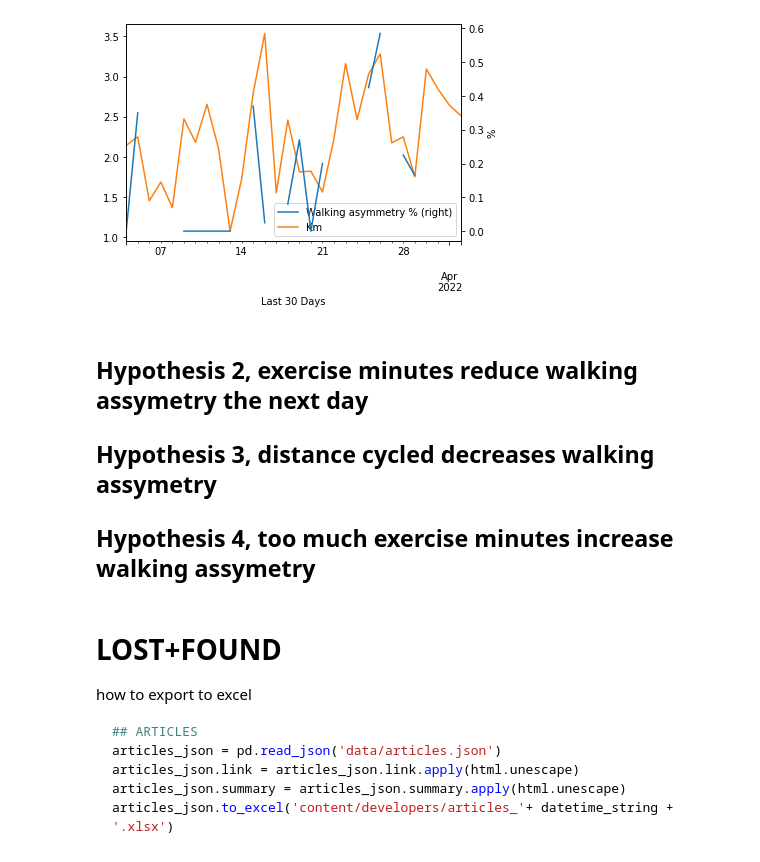
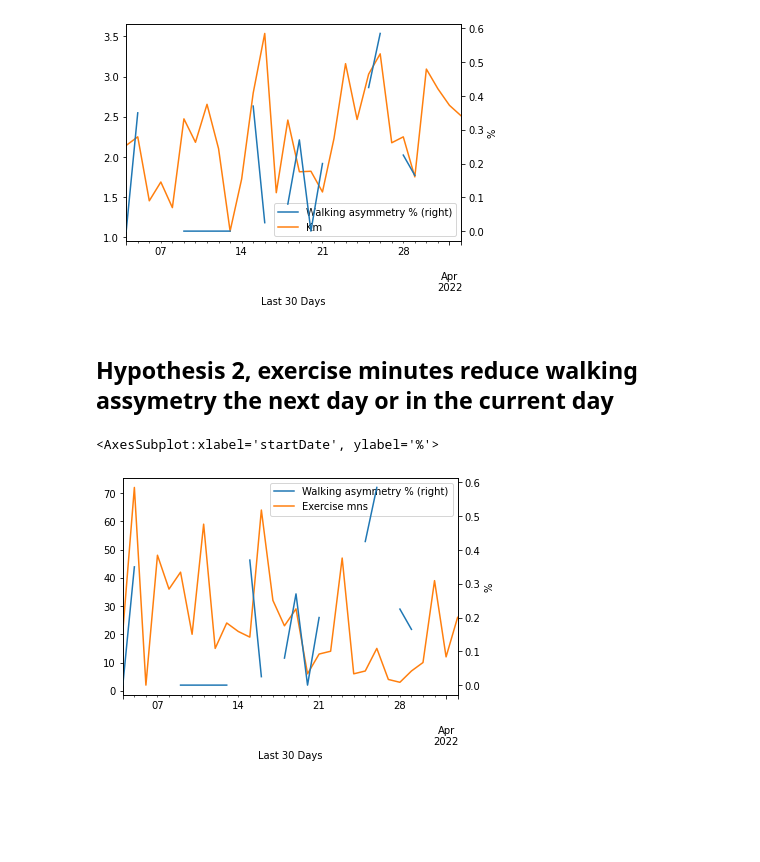
Before and after one commit to brunoamaral/mobility-report, a Jupyter notebook: mobility-report.ipynb, the cells around one changed output. Drawn from its saved outputs; the diff is of its cells as text; code cells hidden in the pictures; blank space fills up the shorter version.

````diff
--- a/mobility-report.ipynb
+++ b/mobility-report.ipynb
@@ -330,20 +330,12 @@ walking_distance_day.last('30D').plot(ax=ax,ylabel='%')
 <AxesSubplot:xlabel='startDate', ylabel='%'>
 [figure]
 # %% [markdown]
-## Hypothesis 2, exercise minutes reduce walking assymetry the next day
-
-## Hypothesis 3, distance cycled decreases walking assymetry
-
-## Hypothesis 4, too much exercise minutes increase walking assymetry
+## Hypothesis 2, exercise minutes reduce walking assymetry the next day or in the current day
-# %% [markdown]
-# LOST+FOUND
-
-how to export to excel
-
-```python
-## ARTICLES
-articles_json = pd.read_json('data/articles.json')
-articles_json.link = articles_json.link.apply(html.unescape)
-articles_json.summary = articles_json.summary.apply(html.unescape)
-articles_json.to_excel('content/developers/articles_'+ datetime_string + '.xlsx')
-```
+# %%
+exercise_minutes_day = data.loc[data['type'] == 'HKQuantityTypeIdentifierAppleExerciseTime'][['startDate','endDate','sourceName','unit','value']].groupby(pd.Grouper(key='startDate', freq='D')).sum().last('30D')
+exercise_minutes_day.rename(columns={'value':'Exercise mns'}, inplace=True)
+ax=walking_asymmetry_day.last('30D').plot(secondary_y=True,xlabel='Last 30 Days')
+exercise_minutes_day.last('30D').plot(ax=ax,ylabel='%')
+# %% [output]
+<AxesSubplot:xlabel='startDate', ylabel='%'>
+[figure, added]
````
Also changed, not shown: parts of 2 cells of this notebook.
